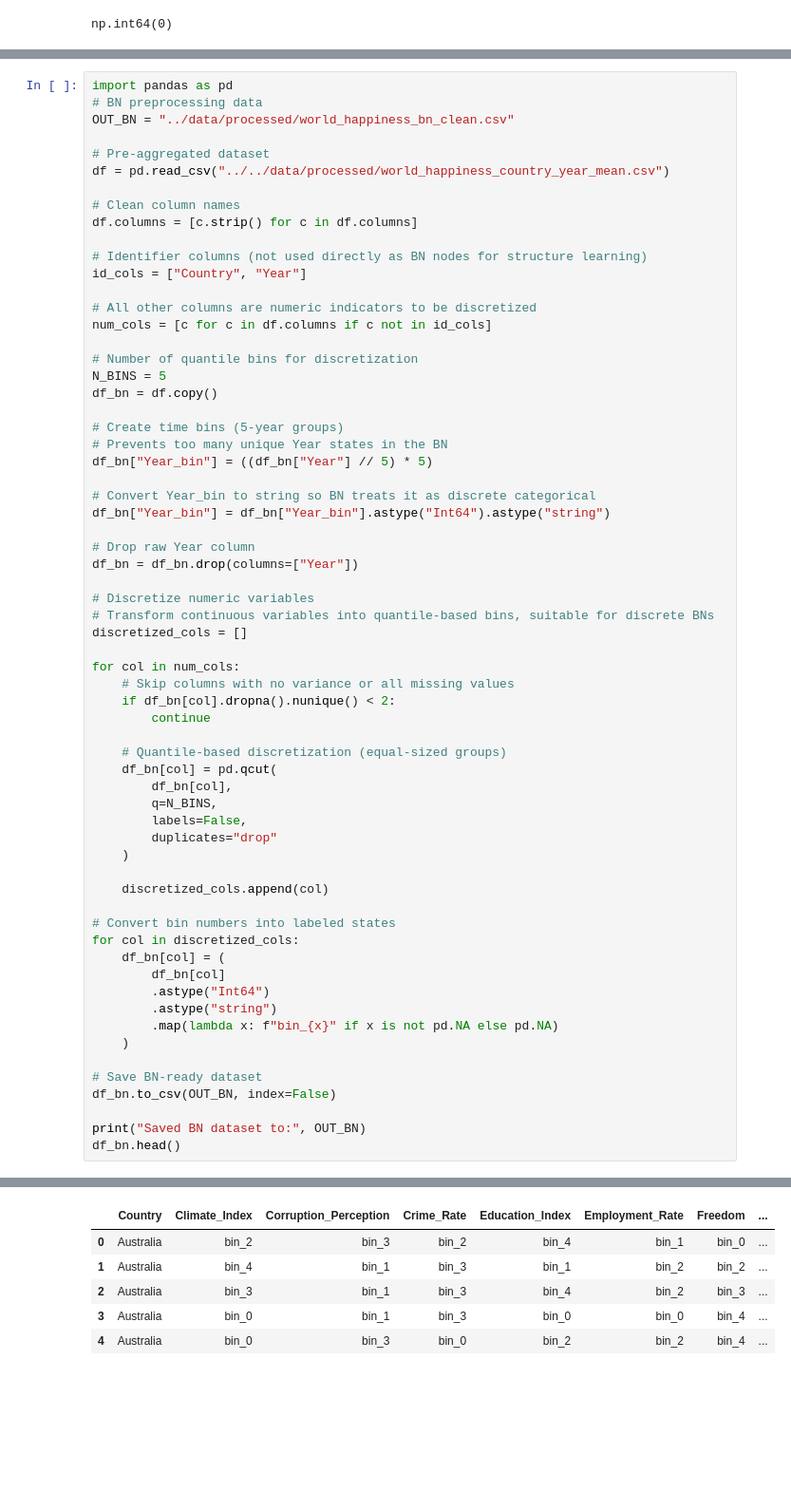
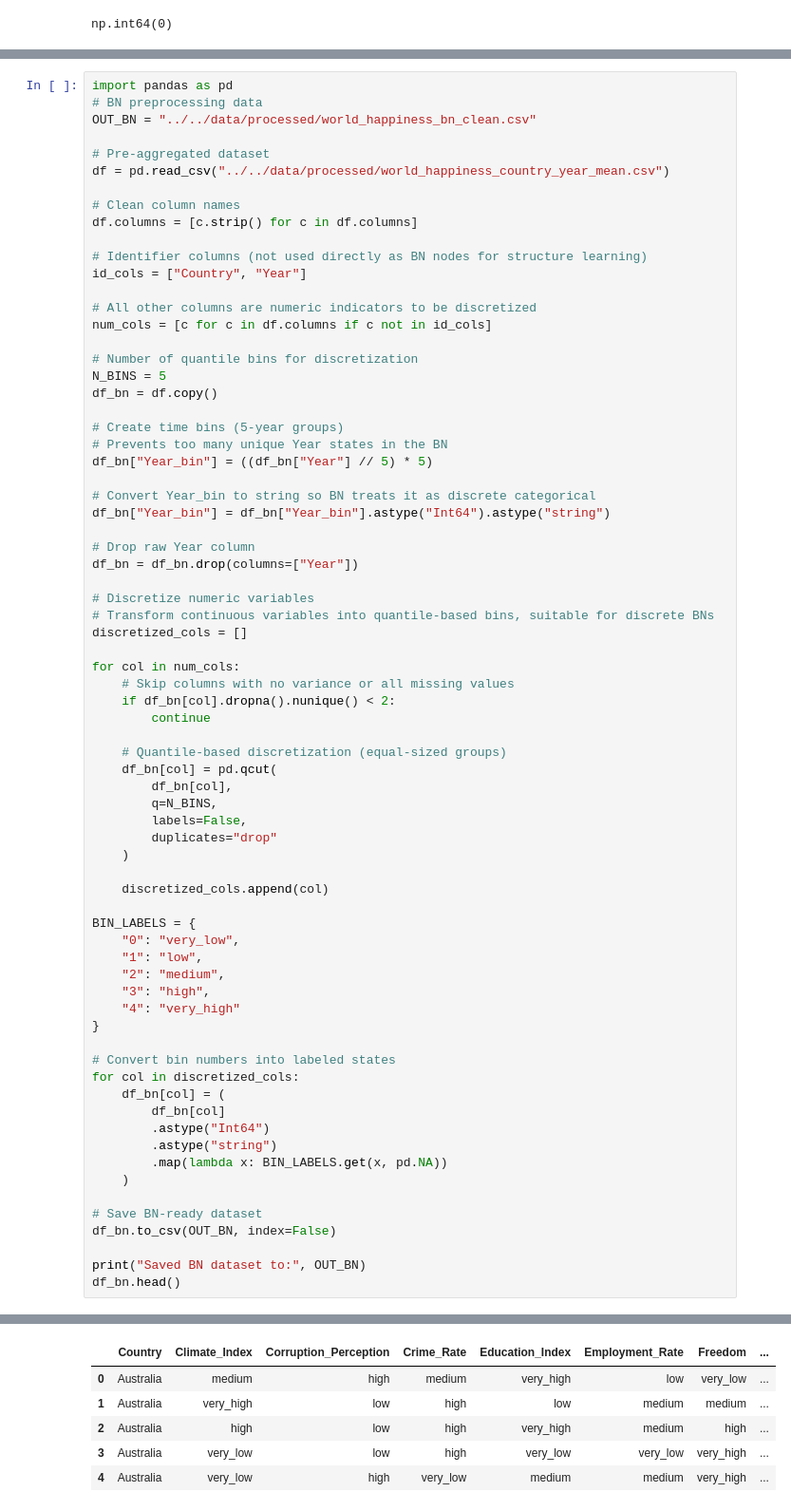
Before and after one commit to mateidiana/WellBeingModelling, a Jupyter notebook: notebooks/data_preprocessing/01_4_data_overview_world_happiness.ipynb, the cells around one changed output, grey strips where cells are left out. Shown at 95% size. Saved outputs shown, nothing was run; the diff lists cells and outputs as text; blank space fills up the shorter version.

Commit message:
cleanup: world happiness report create more readable bins in bn version of the dataset

```diff
--- a/notebooks/data_preprocessing/01_4_data_overview_world_happiness.ipynb
+++ b/notebooks/data_preprocessing/01_4_data_overview_world_happiness.ipynb
@@ -843,7 +843,7 @@ plt.show()
 # %%
 import pandas as pd
 # BN preprocessing data
-OUT_BN = "../data/processed/world_happiness_bn_clean.csv"
+OUT_BN = "../../data/processed/world_happiness_bn_clean.csv"
 
 # Pre-aggregated dataset
 df = pd.read_csv("../../data/processed/world_happiness_country_year_mean.csv")
@@ -890,13 +890,21 @@ for col in num_cols:
 
     discretized_cols.append(col)
 
+BIN_LABELS = {
+    "0": "very_low",
+    "1": "low",
+    "2": "medium",
+    "3": "high",
+    "4": "very_high"
+}
+
 # Convert bin numbers into labeled states
 for col in discretized_cols:
     df_bn[col] = (
         df_bn[col]
         .astype("Int64")
         .astype("string")
-        .map(lambda x: f"bin_{x}" if x is not pd.NA else pd.NA)
+        .map(lambda x: BIN_LABELS.get(x, pd.NA))
     )
 
 # Save BN-ready dataset
@@ -909,6 +917,6 @@ Saved BN dataset to: ../data/processed/world_happiness_bn_clean.csv
 |  | Country | Climate_Index | Corruption_Perception | Crime_Rate | Education_Index | Employment_Rate | Freedom | ... |
-| 0 | Australia | bin_2 | bin_3 | bin_2 | bin_4 | bin_1 | bin_0 | ... |
-| 1 | Australia | bin_4 | bin_1 | bin_3 | bin_1 | bin_2 | bin_2 | ... |
-| 2 | Australia | bin_3 | bin_1 | bin_3 | bin_4 | bin_2 | bin_3 | ... |
-| 3 | Australia | bin_0 | bin_1 | bin_3 | bin_0 | bin_0 | bin_4 | ... |
-| 4 | Australia | bin_0 | bin_3 | bin_0 | bin_2 | bin_2 | bin_4 | ... |
+| 0 | Australia | medium | high | medium | very_high | low | very_low | ... |
+| 1 | Australia | very_high | low | high | low | medium | medium | ... |
+| 2 | Australia | high | low | high | very_high | medium | high | ... |
+| 3 | Australia | very_low | low | high | very_low | very_low | very_high | ... |
+| 4 | Australia | very_low | high | very_low | medium | medium | very_high | ... |
```
Also changed, not shown: parts of 4 cells of this notebook, 1 other file.
